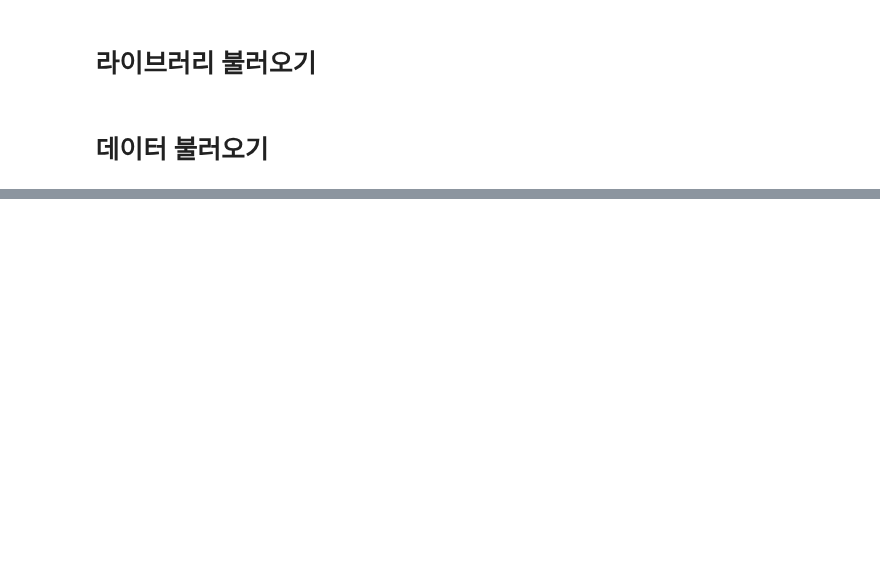
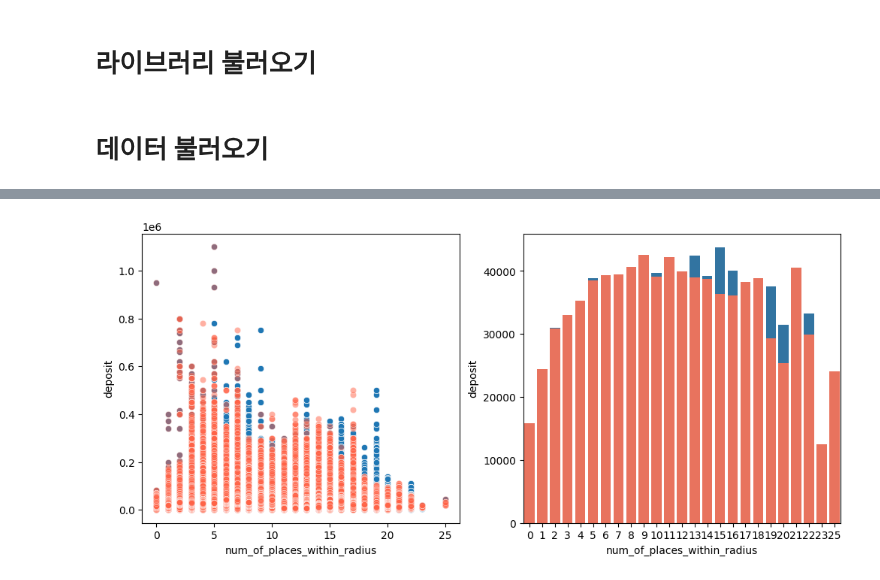
Before and after one commit to boostcampaitech7/level2-competitiveds-recsys-03, a Jupyter notebook: baseline_data.ipynb, the cells around one changed output, grey strips where cells are left out. Cells and saved outputs as stored; diff of their text form; code cells hidden in the pictures; blank space fills up the shorter version.

```diff
--- a/baseline_data.ipynb
+++ b/baseline_data.ipynb
@@ -45,0 +96,5 @@ test_data
+# %%
+train_unique = train_data[["latitude", "longitude"]].drop_duplicates().reset_index(drop=True)
+subway_unique = subway_data[["latitude", "longitude"]].drop_duplicates().reset_index(drop=True) # 같은 역이 다른 노선을 지나면 중복해서 카운트하므로 제거
+school_unique = school_data[["latitude", "longitude"]].drop_duplicates().reset_index(drop=True)
+park_unique = park_data[["latitude", "longitude"]].drop_duplicates().reset_index(drop=True)
@@ -45,0 +155,11 @@ test_data
+# %%
+fig, axes = plt.subplots(1, 2, figsize=(12, 5))
+sns.scatterplot(data=df_school, x="num_of_places_within_radius", y="deposit", ax=axes[0])
+sns.barplot(df_school.groupby(["num_of_places_within_radius"])["deposit"].mean(), ax=axes[1])
+sns.scatterplot(data=df_unique_school, x="num_of_places_within_radius", y="deposit", ax=axes[0],
+                markers='x', color='tomato', alpha=0.5)
+sns.barplot(df_unique_school.groupby(["num_of_places_within_radius"])["deposit"].mean(), ax=axes[1],
+            color='tomato')
+plt.show()
+# %% [output]
+[figure, added]
```
Also changed, not shown: parts of 9 cells of this notebook.
